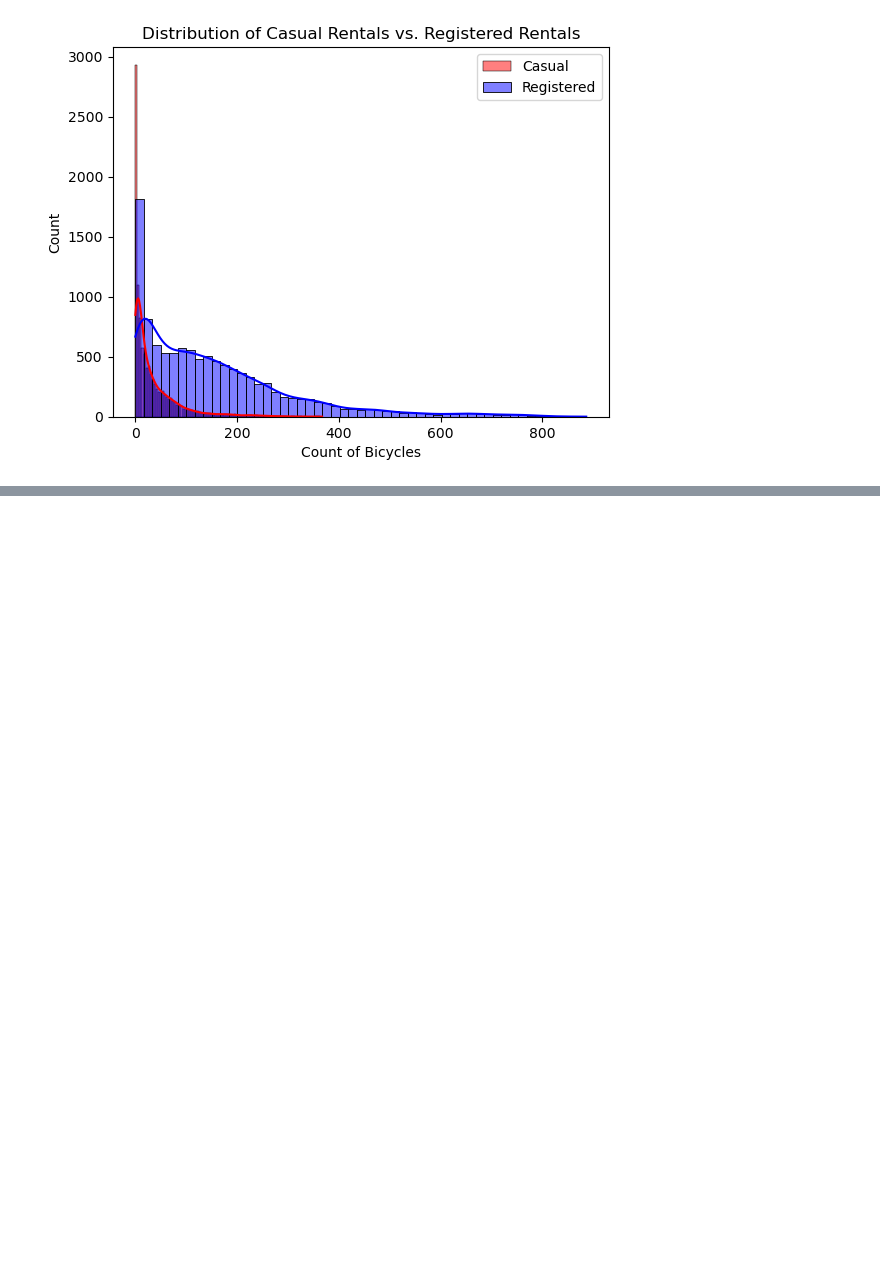
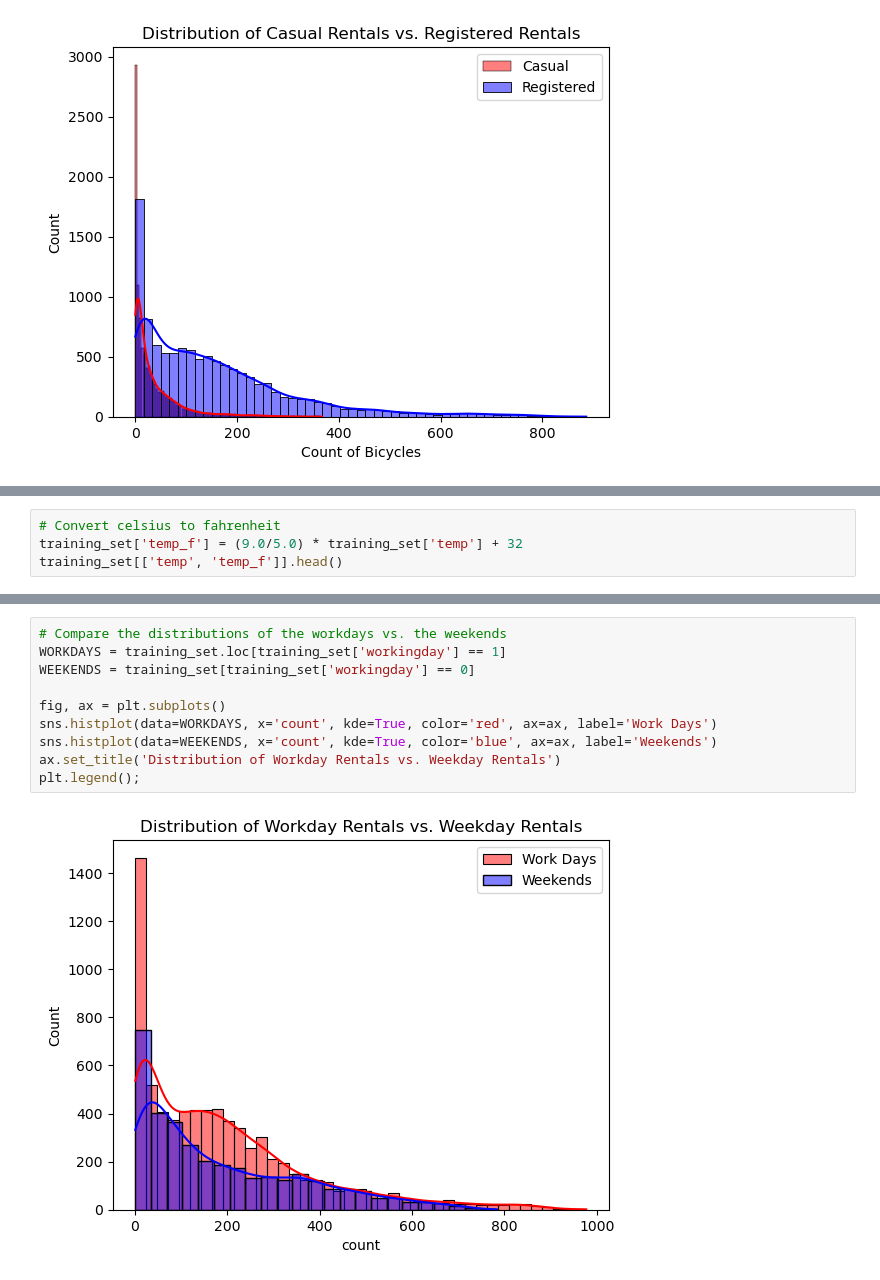
Before and after one commit to TrinityGahagen2K/bike-sharing-demand, a Jupyter notebook: trinity-bike-sharing-eda.ipynb, the cells around one changed output, grey strips where cells are left out. Saved outputs shown, nothing was run; the diff lists cells and outputs as text; blank space fills up the shorter version.

```diff
--- a/trinity-bike-sharing-eda.ipynb
+++ b/trinity-bike-sharing-eda.ipynb
@@ -181,0 +244,4 @@ ax.set_title('Distribution of Casual Rentals vs. Registered Rentals');
+# %%
+# Convert celsius to fahrenheit
+training_set['temp_f'] = (9.0/5.0) * training_set['temp'] + 32
+training_set[['temp', 'temp_f']].head()
@@ -181,0 +255,12 @@ ax.set_title('Distribution of Casual Rentals vs. Registered Rentals');
+# %%
+# Compare the distributions of the workdays vs. the weekends
+WORKDAYS = training_set.loc[training_set['workingday'] == 1]
+WEEKENDS = training_set[training_set['workingday'] == 0]
+
+fig, ax = plt.subplots()
+sns.histplot(data=WORKDAYS, x='count', kde=True, color='red', ax=ax, label='Work Days')
+sns.histplot(data=WEEKENDS, x='count', kde=True, color='blue', ax=ax, label='Weekends')
+ax.set_title('Distribution of Workday Rentals vs. Weekday Rentals')
+plt.legend();
+# %% [output]
+[figure, added]
```
Also changed, not shown: parts of 44 cells of this notebook.
